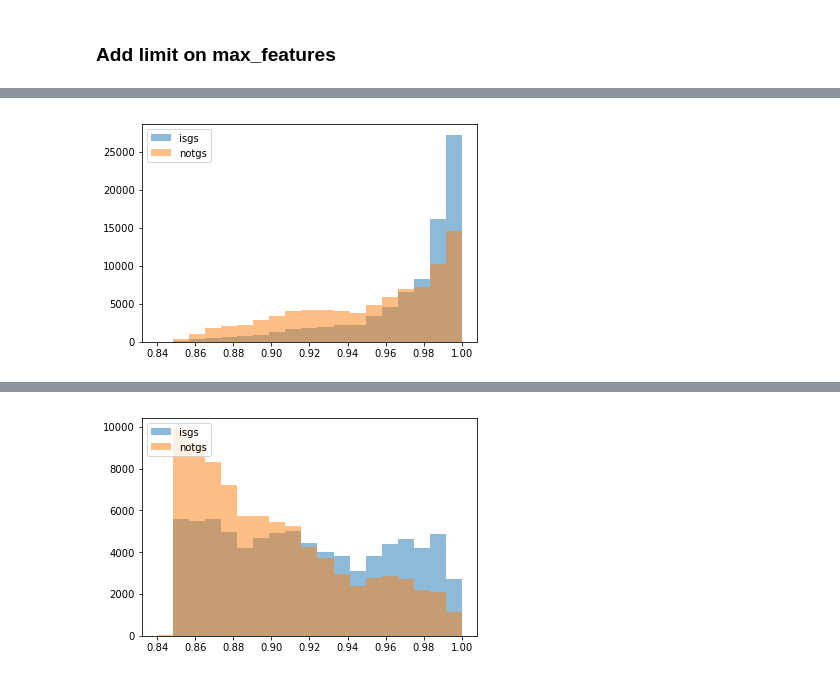
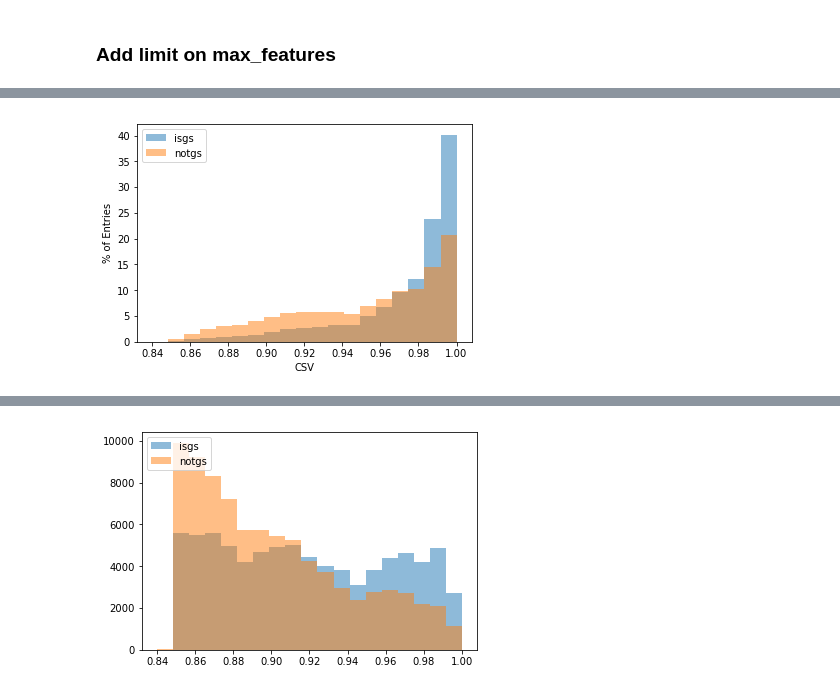
Before and after one commit to RohanBhandari/gs_classifier, a Jupyter notebook: gs_classifier.ipynb, the cells around one changed output, grey strips where cells are left out. Cells and saved outputs as stored; diff of their text form; code cells hidden in the pictures.

Commit message:
Added extra plots/conigs for the talk

```diff
--- a/gs_classifier.ipynb
+++ b/gs_classifier.ipynb
@@ -10,7 +10,7 @@ import pandas as pd
 from matplotlib import pyplot as plt
 %matplotlib inline
 # %%
-df = pd.read_csv('/Users/rohan/code/gs_classifier/output_gs.csv')
+df = pd.read_csv('/Users/rohan/research/gs_classifier/output_gs.csv')
 
 feats = df.iloc[:,0:12]
 y = df.isgs
@@ -230,9 +263,11 @@ Feats 11
 # The most useful discriminator is surprisingly the highest csv of the b-jets in the event
 # %%
 bins = np.linspace(0.84,1.00,20)
-plt.hist(df[df.isgs==1].jet1_csv, bins, alpha=0.5, label='isgs')
-plt.hist(df[df.isgs==0].jet1_csv, bins, alpha=0.5, label='notgs')
+plt.hist(df[df.isgs==1].jet1_csv, bins, alpha=0.5, label='isgs', normed=True)
+plt.hist(df[df.isgs==0].jet1_csv, bins, alpha=0.5, label='notgs', normed=True)
+plt.xlabel('CSV')
+plt.ylabel('% of Entries')
 plt.legend(loc='upper left')
 plt.show()
 # %% [output]
-[figure, old version]
+[figure, new version]
```
Also changed, not shown: parts of 11 cells of this notebook, 3 other files.
